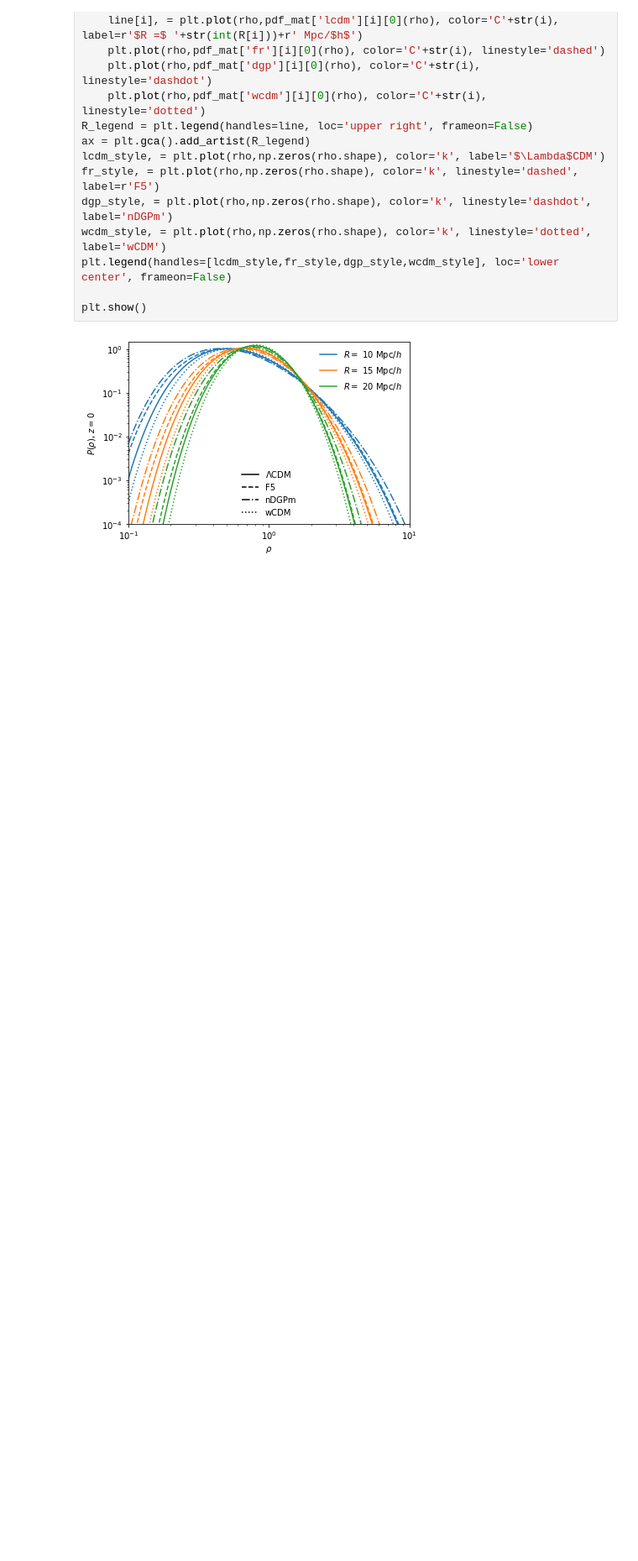
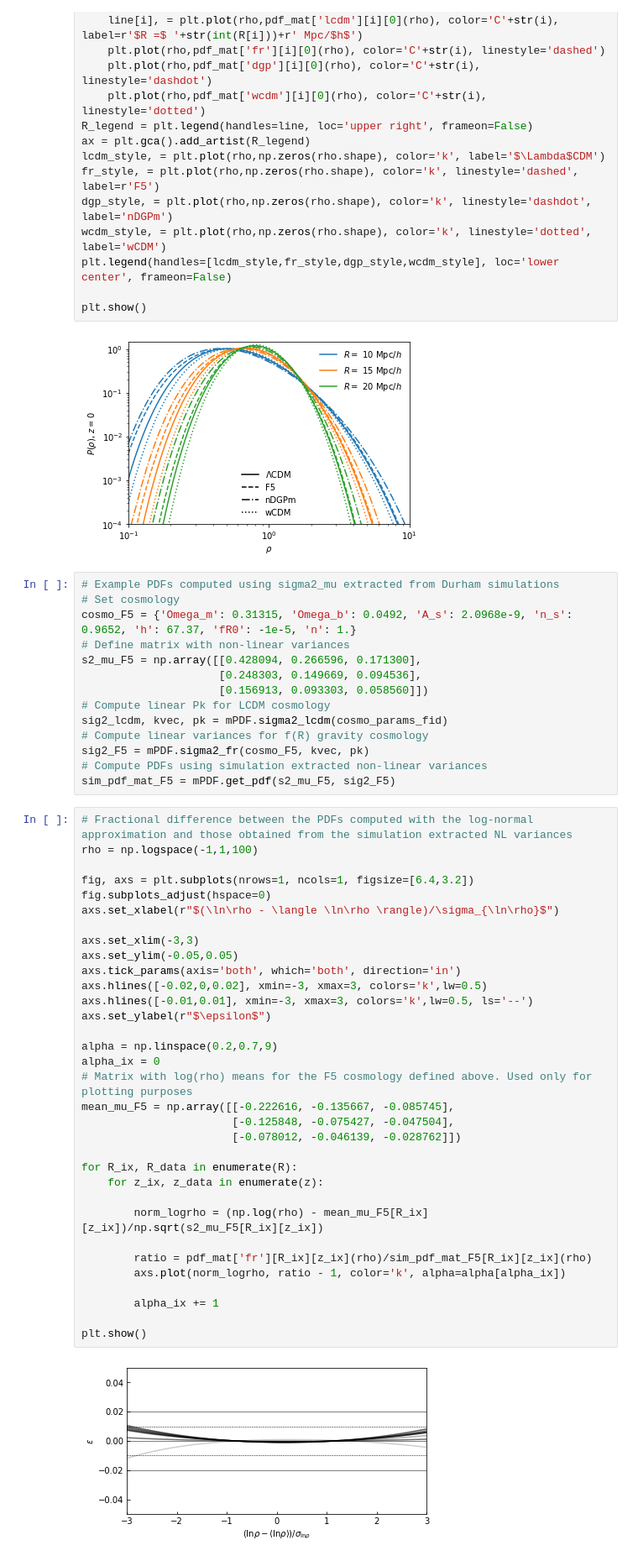
Before and after one commit to mcataneo/pyLDT-cosmo, a Jupyter notebook: examples.ipynb, the cells around one changed output. Shown at 84% size. Cells and saved outputs as stored; diff of their text form; blank space fills up the shorter version.

Commit message:
added snippet to compute PDF from simulated NL variances

```diff
--- a/examples.ipynb
+++ b/examples.ipynb
@@ -81,3 +81,52 @@ plt.legend(handles=[lcdm_style,fr_style,dgp_style,wcdm_style], loc='lower center
 plt.show()
 # %% [output]
 [figure]
+# %%
+# Example PDFs computed using sigma2_mu extracted from Durham simulations
+# Set cosmology
+cosmo_F5 = {'Omega_m': 0.31315, 'Omega_b': 0.0492, 'A_s': 2.0968e-9, 'n_s': 0.9652, 'h': 67.37, 'fR0': -1e-5, 'n': 1.}
+# Define matrix with non-linear variances
+s2_mu_F5 = np.array([[0.428094, 0.266596, 0.171300],
+                     [0.248303, 0.149669, 0.094536],
+                     [0.156913, 0.093303, 0.058560]])
+# Compute linear Pk for LCDM cosmology
+sig2_lcdm, kvec, pk = mPDF.sigma2_lcdm(cosmo_params_fid)
+# Compute linear variances for f(R) gravity cosmology
+sig2_F5 = mPDF.sigma2_fr(cosmo_F5, kvec, pk)
+# Compute PDFs using simulation extracted non-linear variances
+sim_pdf_mat_F5 = mPDF.get_pdf(s2_mu_F5, sig2_F5)
+# %%
+# Fractional difference between the PDFs computed with the log-normal approximation and those obtained from the simulation extracted NL variances
+rho = np.logspace(-1,1,100)
+
+fig, axs = plt.subplots(nrows=1, ncols=1, figsize=[6.4,3.2])
+fig.subplots_adjust(hspace=0)
+axs.set_xlabel(r"$(\ln\rho - \langle \ln\rho \rangle)/\sigma_{\ln\rho}$")
+
+axs.set_xlim(-3,3)
+axs.set_ylim(-0.05,0.05)
+axs.tick_params(axis='both', which='both', direction='in')
+axs.hlines([-0.02,0,0.02], xmin=-3, xmax=3, colors='k',lw=0.5)
+axs.hlines([-0.01,0.01], xmin=-3, xmax=3, colors='k',lw=0.5, ls='--')
+axs.set_ylabel(r"$\epsilon$")
+
+alpha = np.linspace(0.2,0.7,9)
+alpha_ix = 0
+# Matrix with log(rho) means for the F5 cosmology defined above. Used only for plotting purposes
+mean_mu_F5 = np.array([[-0.222616, -0.135667, -0.085745],
+                       [-0.125848, -0.075427, -0.047504],
+                       [-0.078012, -0.046139, -0.028762]])
+
+for R_ix, R_data in enumerate(R):
+    for z_ix, z_data in enumerate(z):
+
+        norm_logrho = (np.log(rho) - mean_mu_F5[R_ix][z_ix])/np.sqrt(s2_mu_F5[R_ix][z_ix])
+
+        ratio = pdf_mat['fr'][R_ix][z_ix](rho)/sim_pdf_mat_F5[R_ix][z_ix](rho)
+        axs.plot(norm_logrho, ratio - 1, color='k', alpha=alpha[alpha_ix])
+
+        alpha_ix += 1
+
+plt.show()
+# %% [output]
+[figure, added]
```
